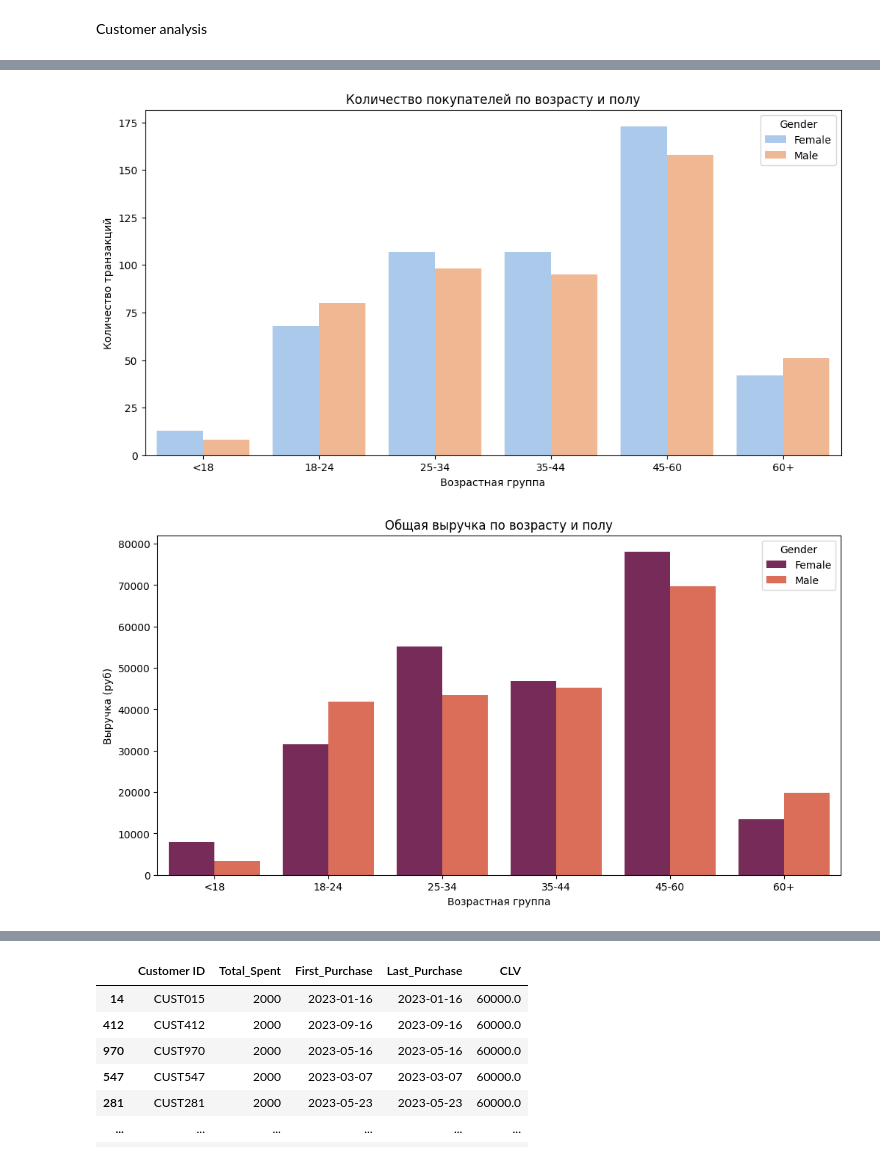
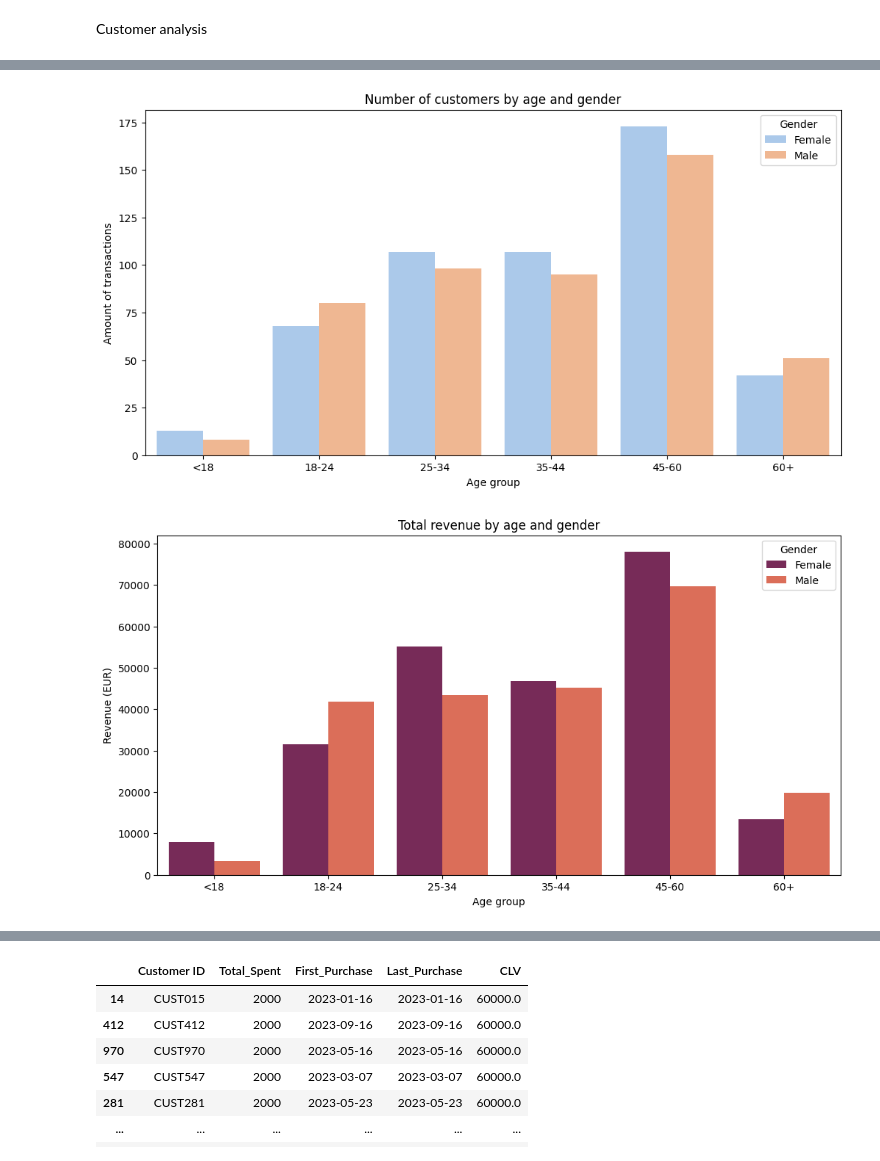
Before and after one commit to theyuriio/Data-Analyst-Project, a Jupyter notebook: Finall python porfolio project.ipynb, the cells around one changed output, grey strips where cells are left out. Drawn from its saved outputs; the diff is of its cells as text; code cells hidden in the pictures.

```diff
--- a/Finall python porfolio project.ipynb
+++ b/Finall python porfolio project.ipynb
@@ -116,21 +115,21 @@ age_gender_analysis = df.groupby(['Gender', 'Age_Group'], observed=True).agg(
 # %%
 plt.figure(figsize=(12, 6))
 sns.countplot(data=df, x='Age_Group', hue='Gender', palette='pastel')
-plt.title('Количество покупателей по возрасту и полу')
-plt.xlabel('Возрастная группа')
-plt.ylabel('Количество транзакций')
+plt.title('Number of customers by age and gender')
+plt.xlabel('Age group')
+plt.ylabel('Amount of transactions')
 plt.show()
 # %% [output]
-[figure, old version]
+[figure, new version]
 # %%
 plt.figure(figsize=(12, 6))
 sns.barplot(data=age_gender_analysis, x='Age_Group', y='Total_Revenue', hue='Gender', palette='rocket')
-plt.title('Общая выручка по возрасту и полу')
-plt.xlabel('Возрастная группа')
-plt.ylabel('Выручка (руб)')
+plt.title('Total revenue by age and gender')
+plt.xlabel('Age group')
+plt.ylabel('Revenue (EUR)')
 plt.show()
 # %% [output]
-[figure, old version]
+[figure, new version]
 # %%
 age_gender_analysis['Count_norm'] = (age_gender_analysis['Count'] / age_gender_analysis['Count'].max()) * 100
 age_gender_analysis['Revenue_norm'] = (age_gender_analysis['Total_Revenue'] / age_gender_analysis['Total_Revenue'].max()) * 100
```
Also changed, not shown: parts of 12 cells of this notebook.
